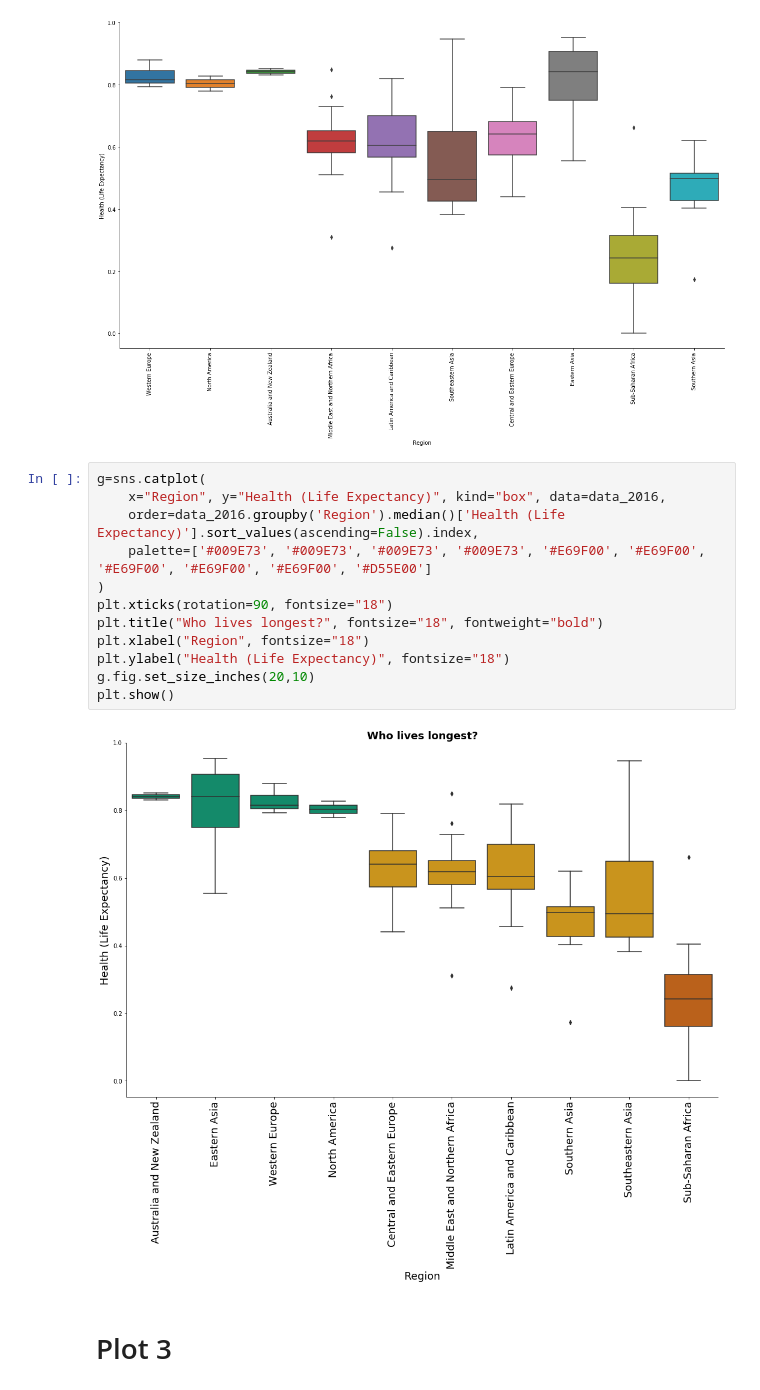
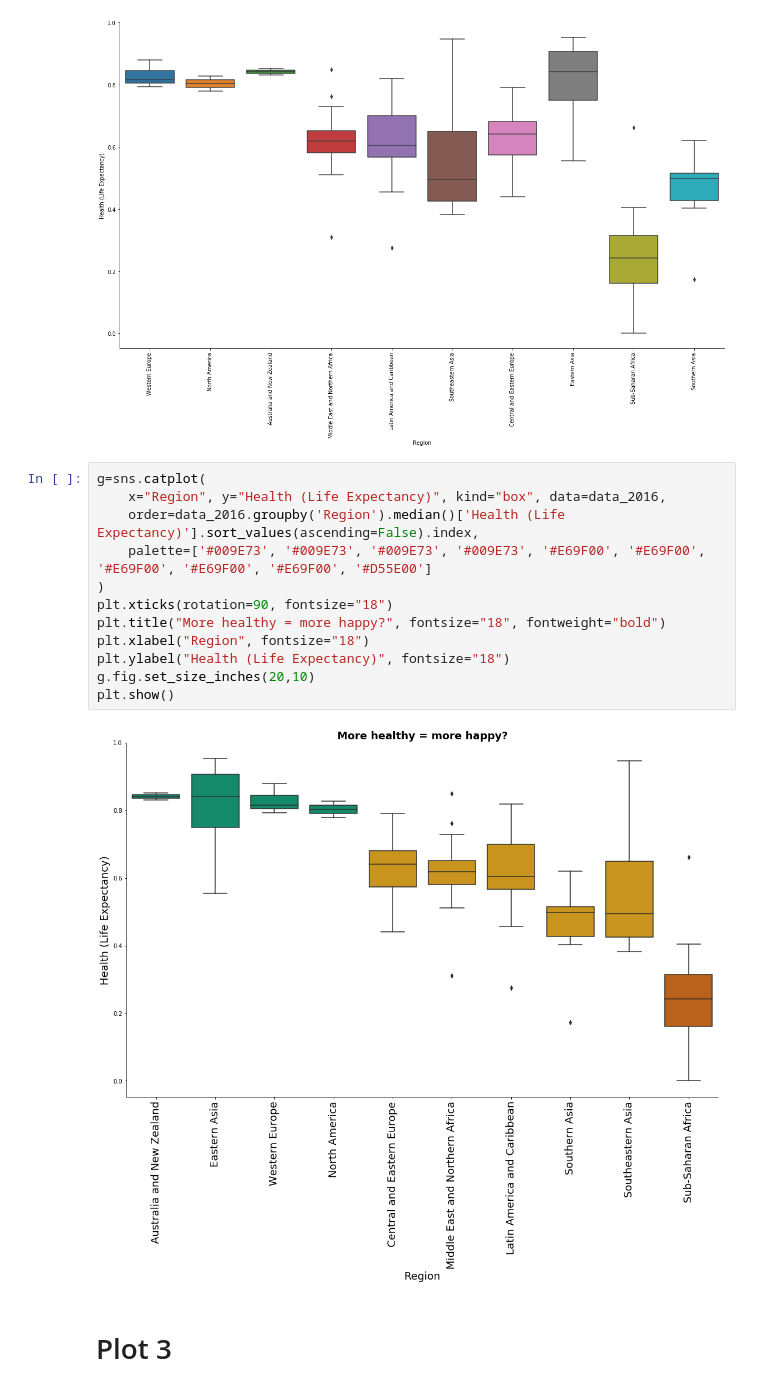
Before and after one commit to anastazie/gestalt, a Jupyter notebook: gestalt_principles.ipynb, the cells around one changed output. Saved outputs shown, nothing was run; the diff lists cells and outputs as text.

Commit message:
change title

```diff
--- a/gestalt_principles.ipynb
+++ b/gestalt_principles.ipynb
@@ -182,17 +177,17 @@ g.fig.set_size_inches(20,10)
 # %%
 g=sns.catplot(
     x="Region", y="Health (Life Expectancy)", kind="box", data=data_2016,
     order=data_2016.groupby('Region').median()['Health (Life Expectancy)'].sort_values(ascending=False).index,
     palette=['#009E73', '#009E73', '#009E73', '#009E73', '#E69F00', '#E69F00', '#E69F00', '#E69F00', '#E69F00', '#D55E00']
 )
 plt.xticks(rotation=90, fontsize="18")
-plt.title("Who lives longest?", fontsize="18", fontweight="bold")
+plt.title("More healthy = more happy?", fontsize="18", fontweight="bold")
 plt.xlabel("Region", fontsize="18")
 plt.ylabel("Health (Life Expectancy)", fontsize="18")
 g.fig.set_size_inches(20,10)
 plt.show()
 # %% [output]
-[figure, old version]
+[figure, new version]
 # %% [markdown]
 # Plot 3
 # %%
```
Also changed, not shown: parts of 1 cell of this notebook.
